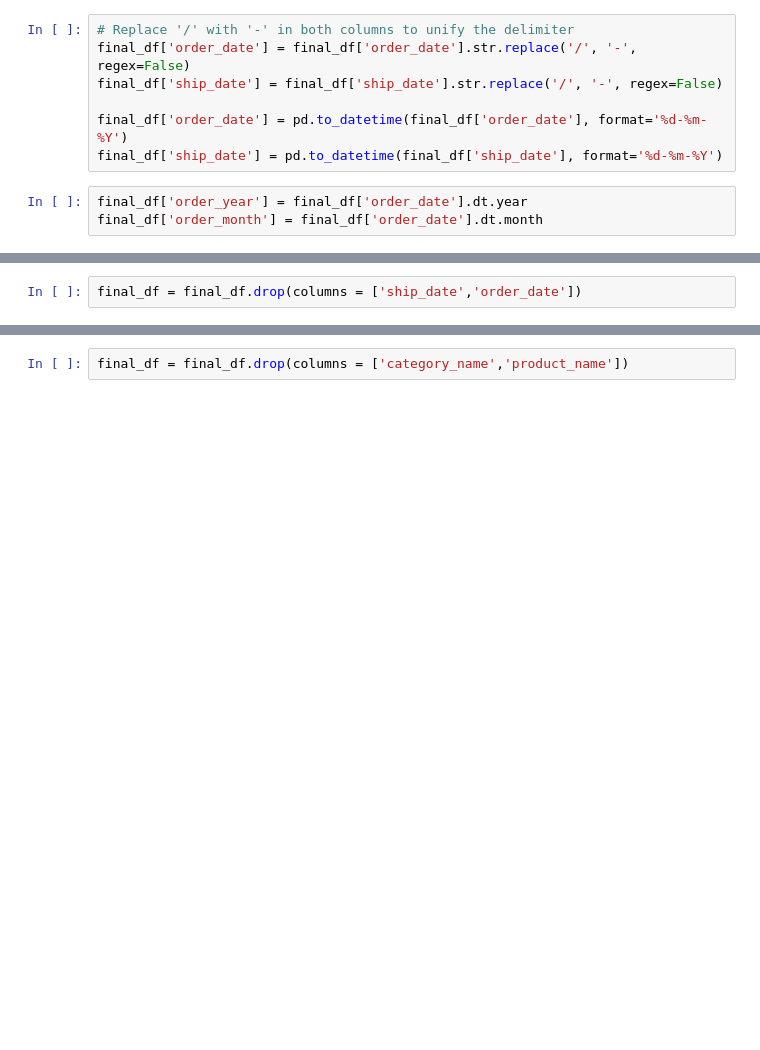
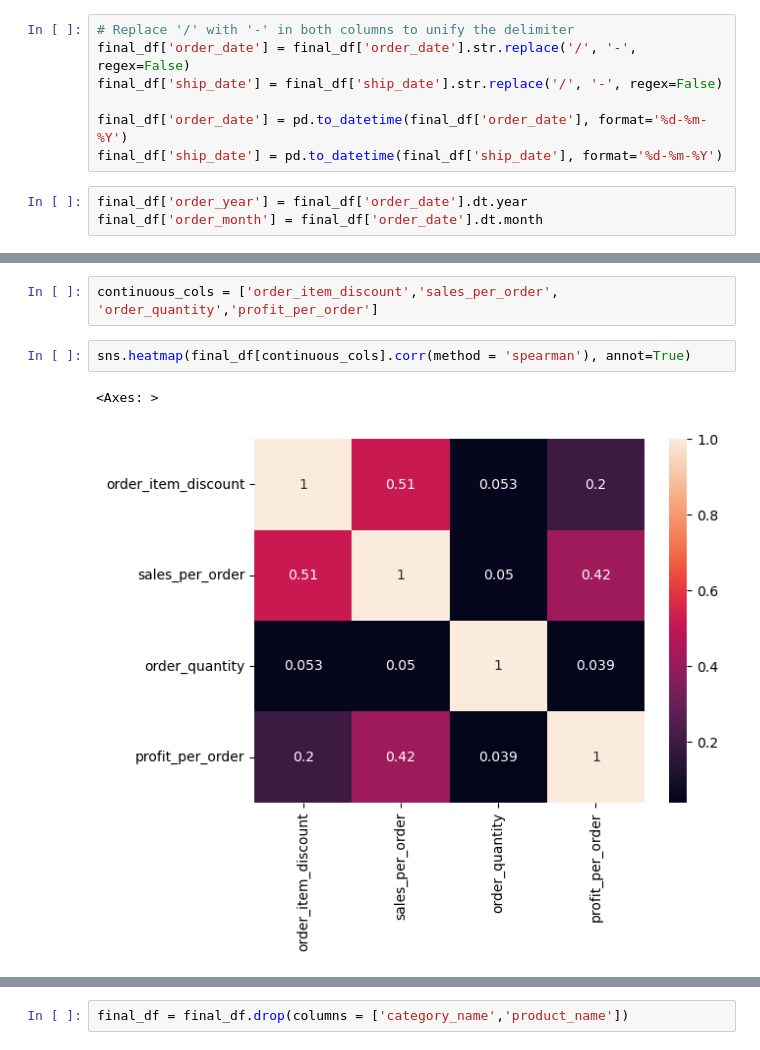
Before and after one commit to MNitin-Reddy/Optimizing-E-Commerce-Logistics-and-Customer-Segmentation-Using-Machine-Learning, a Jupyter notebook: Untitled.ipynb, the cells around one changed output, grey strips where cells are left out. Cells and saved outputs as stored; diff of their text form; blank space fills up the shorter version.

```diff
--- a/Untitled.ipynb
+++ b/Untitled.ipynb
@@ -658,3 +686,8 @@ Index(['category_name', 'product_name', 'customer_segment', 'customer_city',
       dtype='object')
-# %%
-final_df = final_df.drop(columns = ['ship_date','order_date'])
+# %%
+continuous_cols = ['order_item_discount','sales_per_order', 'order_quantity','profit_per_order']
+# %%
+sns.heatmap(final_df[continuous_cols].corr(method = 'spearman'), annot=True)
+# %% [output]
+<Axes: >
+[figure, added]
```
Also changed, not shown: parts of 66 cells of this notebook.
